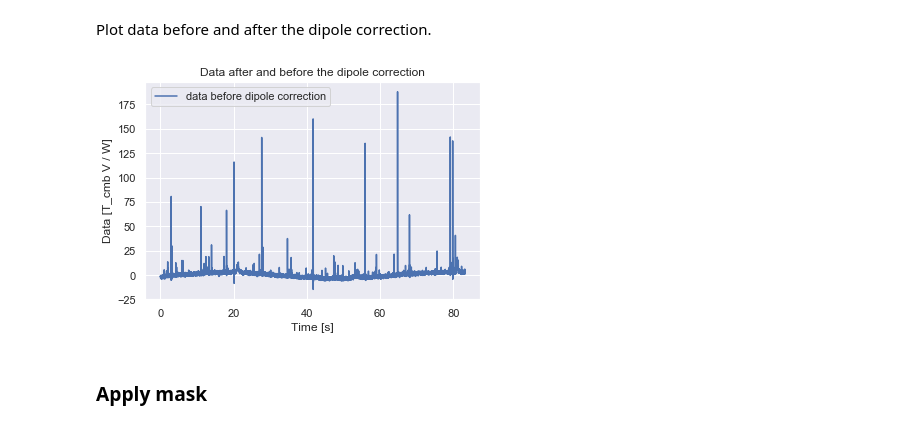
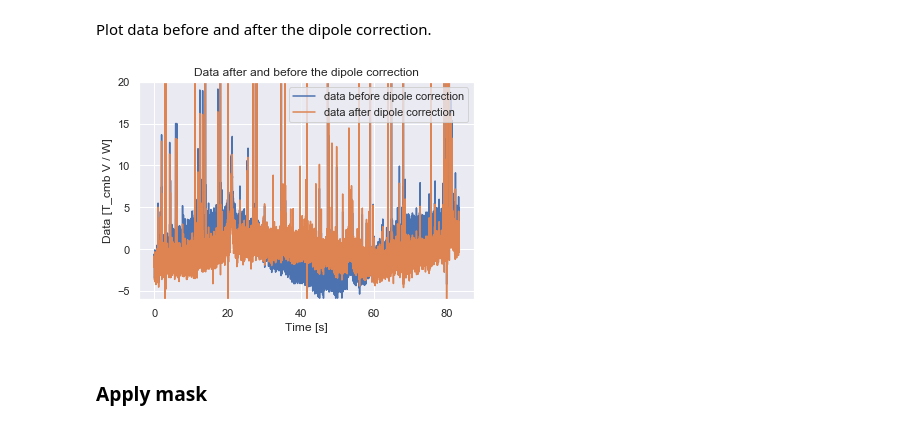
Before and after one commit to Paolo97Gll/bachelor_thesis, a Jupyter notebook: cleaning/clean_data-moving_average.ipynb, the cells around one changed output. Drawn from its saved outputs; the diff is of its cells as text; code cells hidden in the pictures.

```diff
--- a/cleaning/clean_data-moving_average.ipynb
+++ b/cleaning/clean_data-moving_average.ipynb
@@ -259,15 +259,15 @@ plt.show()
 Plot data before and after the dipole correction.
 # %%
 plt.plot(time[:15000], data[:15000])
-#plt.plot(time[:15000], data_final[:15000])
+plt.plot(time[:15000], data_final[:15000])
 plt.title("Data after and before the dipole correction")
 plt.xlabel("Time [s]")
 plt.ylabel("Data [T_cmb V / W]")
 plt.legend(["data before dipole correction", "data after dipole correction"])
-#plt.ylim(-6, 20)
+plt.ylim(-6, 20)
 plt.show()
 # %% [output]
-[figure, old version]
+[figure, new version]
 # %% [markdown]
 ### Apply mask
 # %%
```
Also changed, not shown: parts of 3 cells of this notebook.
